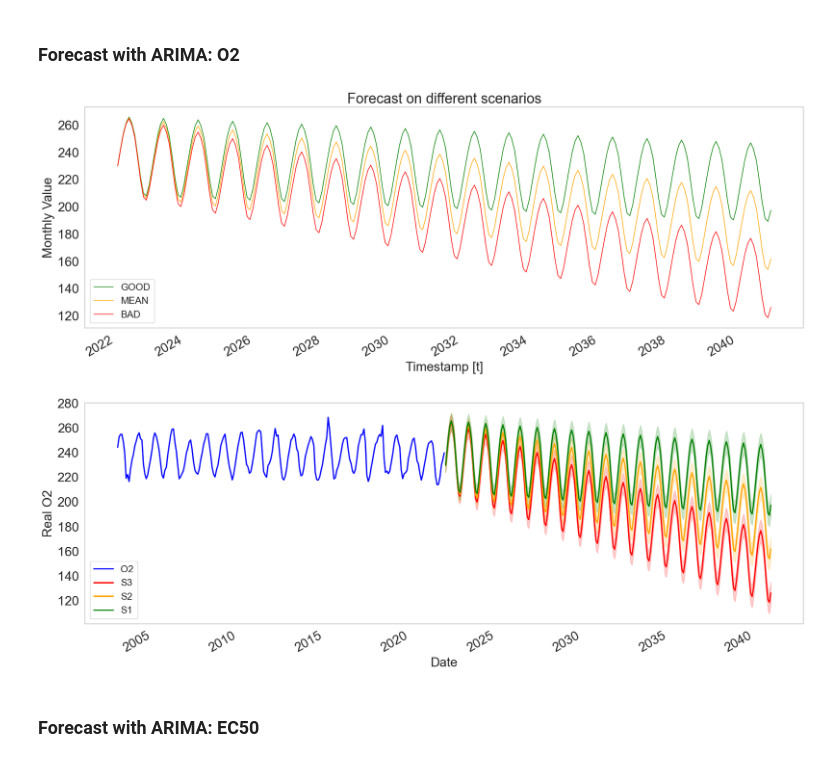
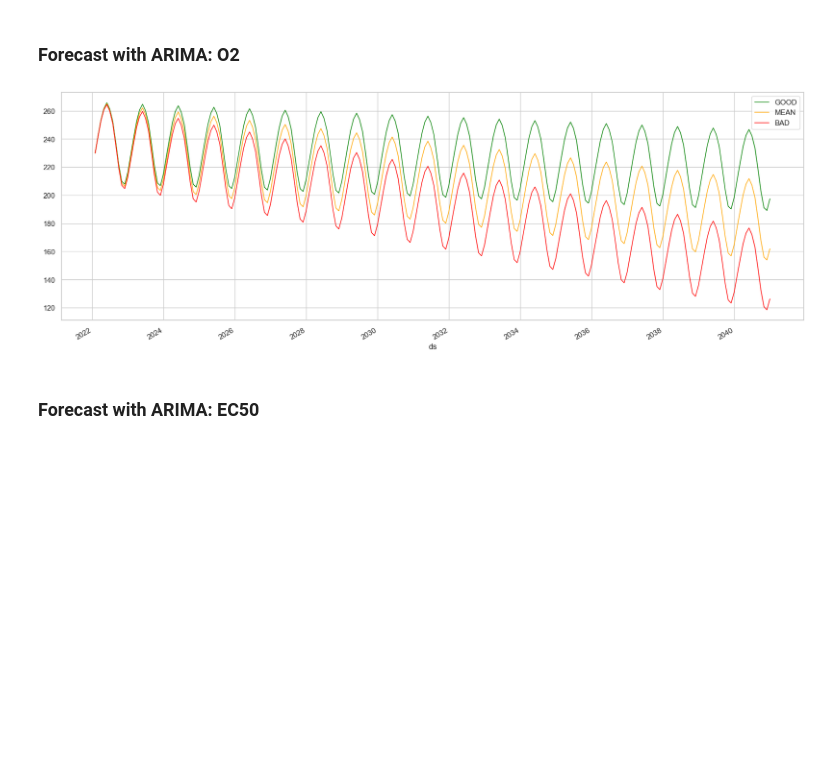
Before and after one commit to scatenag/climate_change_on_sea_urchins, a Jupyter notebook: analysis.ipynb, the cells around one changed output. Cells and saved outputs as stored; diff of their text form; code cells hidden in the pictures; blank space fills up the shorter version.

```diff
--- a/analysis.ipynb
+++ b/analysis.ipynb
@@ -1058,54 +1177,35 @@ df_plot_good.columns = df_plot_good.columns.str.replace('AutoARIMA', 'GOOD')
 horizon = len(scenario_mean)
 Y_hat_df_xreg_mean = model.forecast(horizon, X_df=scenario_mean.set_index('unique_id'))
 #Y_hat_df_xreg = model.forecast(horizon)
 Y_hat_df_xreg_mean = Y_hat_df_xreg_mean.reset_index()
 df_plot_mean = pd.concat([Y_train_df, Y_hat_df_xreg_mean]).set_index('ds')
 df_plot_mean.columns = df_plot_mean.columns.str.replace('AutoARIMA', 'MEAN')
 
 
 Y_hat_df_intervals_good = model.forecast(horizon, level=(80, 95), X_df=scenario_good.set_index('unique_id'))
 df_plot = pd.concat([Y_train_df, Y_hat_df_intervals_good]).set_index('ds')
 
 
 #We are going to plot the models againts the real values of test.
 
 fig, ax = plt.subplots(1, 1, figsize = (20, 7))
 
 #df_plot[['EC50', 'TEST']].plot(ax=ax, linewidth=10)
 df_plot_good[['GOOD']].plot(ax=ax, linewidth=1, color='green')
 df_plot_mean[['MEAN']].plot(ax=ax, linewidth=1, color='orange')
 df_plot_bad[['BAD']].plot(ax=ax, linewidth=1, color='red')
 
 dataset_good["O2"]= df_plot_good[['GOOD']]['GOOD'].array[-horizon:]
 dataset_mean["O2"] = df_plot_mean[['MEAN']]['MEAN'].array[-horizon:]
 dataset_bad["O2"] = df_plot_bad[['BAD']]['BAD'].array[-horizon:]
 
-#ax.fill_between(df_plot.index,
-#                df_plot['AutoARIMA-lo-95'],
-#                df_plot['AutoARIMA-hi-95'],
-#                alpha=.2,
-#                color='orange',
-#                label='GOOD_level_95')
-
-#df_plot.plot(ax=ax, linewidth=10)
-fd_plot_real = Y_df_full.set_index('ds')
-#fd_plot_real[['EC50']].plot(ax=ax, linewidth=5)
-ax.set_title('Forecast on different scenarios', fontsize=22)
-ax.set_ylabel('Monthly Value', fontsize=20)
-ax.set_xlabel('Timestamp [t]', fontsize=20)
-ax.legend(prop={'size': 15})
-ax.grid()
-for label in (ax.get_xticklabels() + ax.get_yticklabels()):
-    label.set_fontsize(20)
-
 bad = model.forecast(horizon, level=(80, 95), X_df=scenario_bad.set_index('unique_id'))
 good= model.forecast(horizon, level=(80, 95), X_df=scenario_good.set_index('unique_id'))
 mean = model.forecast(horizon, level=(80, 95), X_df=scenario_mean.set_index('unique_id'))
 
-plot_with_int_all(bad, "S3",mean, "S2",good, "S1", "O2", "Real O2")
+#plot_with_int_all(bad, "S3",mean, "S2",good, "S1", "O2", "Real O2", "O2")
 # %% [output]
-[figure, old version]
+[figure, new version]
-[figure, removed]
 # %% [markdown]
  ### Forecast with ARIMA: EC50
 # %%
```
Also changed, not shown: parts of 26 cells of this notebook, 12 other files.
